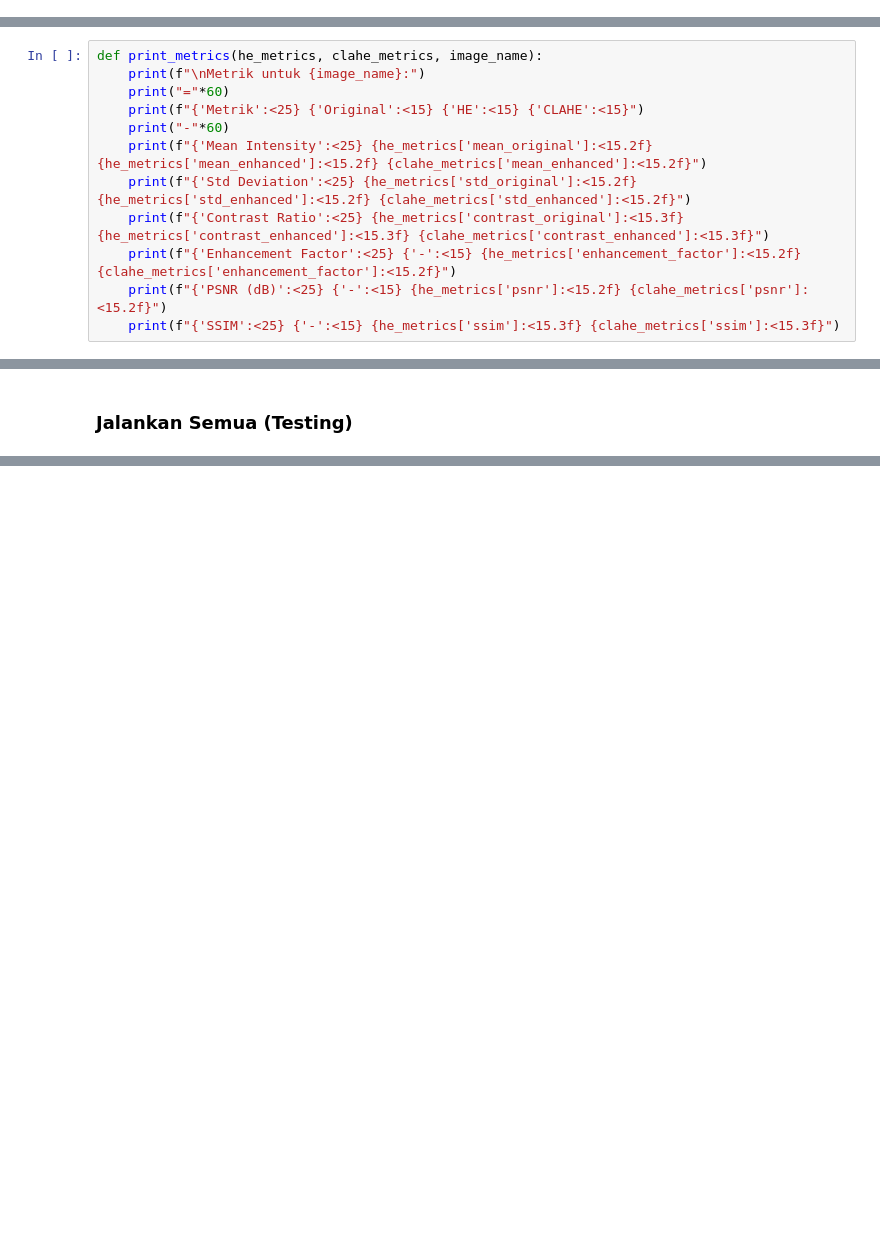
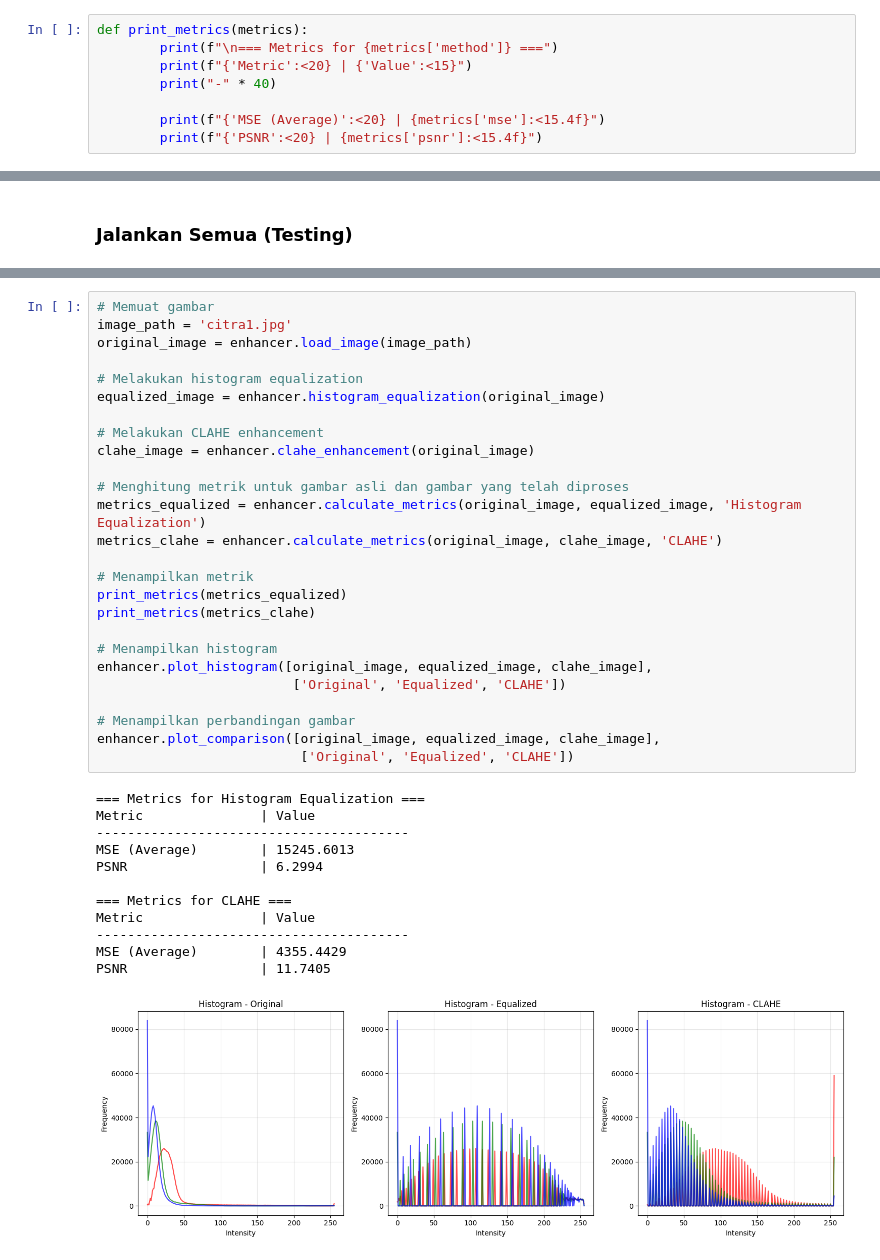
Before and after one commit to suciartiara/TA_Viskom_2024-2, a Jupyter notebook: main.ipynb, the cells around one changed output, grey strips where cells are left out. Saved outputs shown, nothing was run; the diff lists cells and outputs as text; blank space fills up the shorter version.

```diff
--- a/main.ipynb
+++ b/main.ipynb
@@ -90,2 +164,10 @@ class ImageEnhancer:
+# %%
+def print_metrics(metrics):
+        print(f"\n=== Metrics for {metrics['method']} ===")
+        print(f"{'Metric':<20} | {'Value':<15}")
+        print("-" * 40)
+
+        print(f"{'MSE (Average)':<20} | {metrics['mse']:<15.4f}")
+        print(f"{'PSNR':<20} | {metrics['psnr']:<15.4f}")
 # %% [markdown]
 ### Proses Citra
@@ -119,12 +173,0 @@ def process_image(enhancer, image_path, image_name):
-# %%
-def print_metrics(he_metrics, clahe_metrics, image_name):
-    print(f"\nMetrik untuk {image_name}:")
-    print("="*60)
-    print(f"{'Metrik':<25} {'Original':<15} {'HE':<15} {'CLAHE':<15}")
-    print("-"*60)
-    print(f"{'Mean Intensity':<25} {he_metrics['mean_original']:<15.2f} {he_metrics['mean_enhanced']:<15.2f} {clahe_metrics['mean_enhanced']:<15.2f}")
-    print(f"{'Std Deviation':<25} {he_metrics['std_original']:<15.2f} {he_metrics['std_enhanced']:<15.2f} {clahe_metrics['std_enhanced']:<15.2f}")
-    print(f"{'Contrast Ratio':<25} {he_metrics['contrast_original']:<15.3f} {he_metrics['contrast_enhanced']:<15.3f} {clahe_metrics['contrast_enhanced']:<15.3f}")
-    print(f"{'Enhancement Factor':<25} {'-':<15} {he_metrics['enhancement_factor']:<15.2f} {clahe_metrics['enhancement_factor']:<15.2f}")
-    print(f"{'PSNR (dB)':<25} {'-':<15} {he_metrics['psnr']:<15.2f} {clahe_metrics['psnr']:<15.2f}")
-    print(f"{'SSIM':<25} {'-':<15} {he_metrics['ssim']:<15.3f} {clahe_metrics['ssim']:<15.3f}")
@@ -185,0 +179,39 @@ SSIM                      -               0.263           0.650
+# %%
+# Memuat gambar
+image_path = 'citra1.jpg'
+original_image = enhancer.load_image(image_path)
+
+# Melakukan histogram equalization
+equalized_image = enhancer.histogram_equalization(original_image)
+
+# Melakukan CLAHE enhancement
+clahe_image = enhancer.clahe_enhancement(original_image)
+
+# Menghitung metrik untuk gambar asli dan gambar yang telah diproses
+metrics_equalized = enhancer.calculate_metrics(original_image, equalized_image, 'Histogram Equalization')
+metrics_clahe = enhancer.calculate_metrics(original_image, clahe_image, 'CLAHE')
+
+# Menampilkan metrik
+print_metrics(metrics_equalized)
+print_metrics(metrics_clahe)
+
+# Menampilkan histogram
+enhancer.plot_histogram([original_image, equalized_image, clahe_image],
+                         ['Original', 'Equalized', 'CLAHE'])
+
+# Menampilkan perbandingan gambar
+enhancer.plot_comparison([original_image, equalized_image, clahe_image],
+                          ['Original', 'Equalized', 'CLAHE'])
+# %% [output]
+=== Metrics for Histogram Equalization ===
+Metric               | Value
+----------------------------------------
+MSE (Average)        | 15245.6013
+PSNR                 | 6.2994
+
+=== Metrics for CLAHE ===
+Metric               | Value
+----------------------------------------
+MSE (Average)        | 4355.4429
+PSNR                 | 11.7405
+[figure, added]
```
Also changed, not shown: parts of 10 cells of this notebook.
